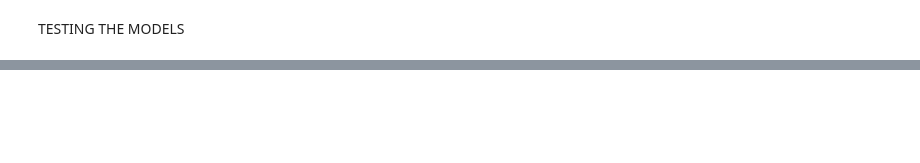
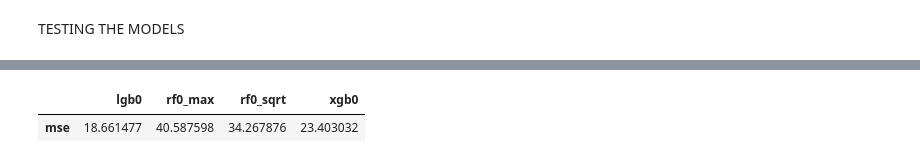
Before and after one commit to Dan23ws12/Kaggle-Predict-Future-Sales, a Jupyter notebook: src/model training and evaluation/model_evaluation.ipynb, the cells around one changed output, grey strips where cells are left out. Saved outputs shown, nothing was run; the diff lists cells and outputs as text; code cells hidden in the pictures; blank space fills up the shorter version.

Commit message:
predicted with xgboost

```diff
--- a/src/model training and evaluation/model_evaluation.ipynb
+++ b/src/model training and evaluation/model_evaluation.ipynb
@@ -130,0 +242,9 @@ model_performance["rf0_sqrt"] = mean_squared_error(y_test0, rf0_sqrt.predict(x_t
+# %%
+model_performance["lgb0"] = mean_squared_error(y_test0, lgb0.predict(x_test0))
+# %%
+model_performance["xgb0"] = mean_squared_error(y_test0, xgb0.predict(x_test0))
+# %%
+pd.DataFrame(model_performance, index=["mse"])
+# %% [output]
+|  | lgb0 | rf0_max | rf0_sqrt | xgb0 |
+| mse | 18.661477 | 40.587598 | 34.267876 | 23.403032 |
```
Also changed, not shown: parts of 14 cells of this notebook.
